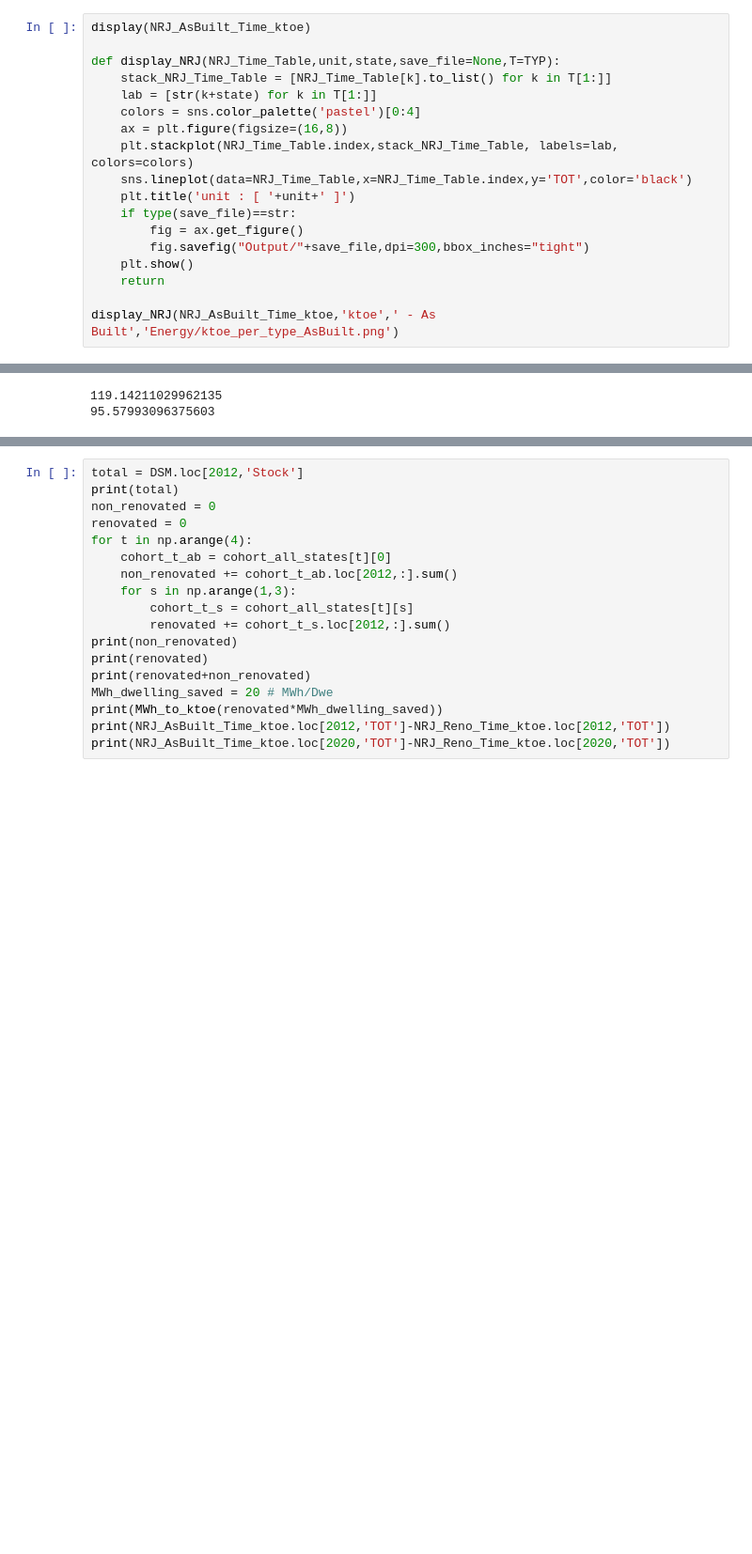
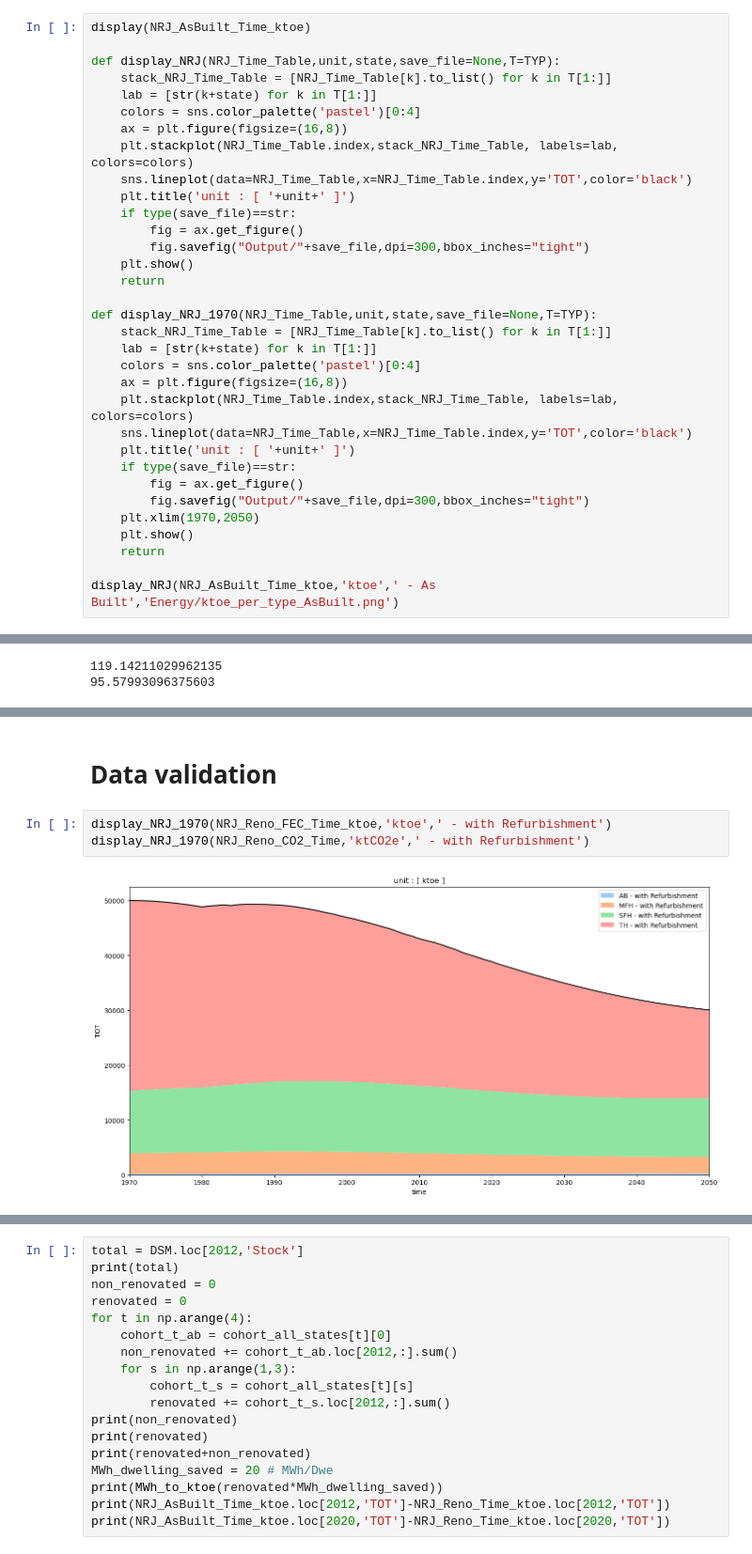
Before and after one commit to tiffanyth/MFA-dwelling, a Jupyter notebook: 3-energy-final-cons.ipynb, the cells around one changed output, grey strips where cells are left out. Shown at 94% size. Cells and saved outputs as stored; diff of their text form; blank space fills up the shorter version.

```diff
--- a/3-energy-final-cons.ipynb
+++ b/3-energy-final-cons.ipynb
@@ -913,6 +913,21 @@ def display_NRJ(NRJ_Time_Table,unit,state,save_file=None,T=TYP):
     plt.show()
     return
 
+def display_NRJ_1970(NRJ_Time_Table,unit,state,save_file=None,T=TYP):
+    stack_NRJ_Time_Table = [NRJ_Time_Table[k].to_list() for k in T[1:]]
+    lab = [str(k+state) for k in T[1:]]
+    colors = sns.color_palette('pastel')[0:4]
+    ax = plt.figure(figsize=(16,8))
+    plt.stackplot(NRJ_Time_Table.index,stack_NRJ_Time_Table, labels=lab, colors=colors)
+    sns.lineplot(data=NRJ_Time_Table,x=NRJ_Time_Table.index,y='TOT',color='black')
+    plt.title('unit : [ '+unit+' ]')
+    if type(save_file)==str:
+        fig = ax.get_figure()
+        fig.savefig("Output/"+save_file,dpi=300,bbox_inches="tight")
+    plt.xlim(1970,2050)
+    plt.show()
+    return
+
 display_NRJ(NRJ_AsBuilt_Time_ktoe,'ktoe',' - As Built','Energy/ktoe_per_type_AsBuilt.png')
 # %% [output]
 |  | TOT | AB | MFH | SFH | TH |
@@ -2278,3 +2293,10 @@ display(synthesis_2012)
 | Energy Demand Renovated (ktoe) | 39141.903594 | 239.557603 | 3372.271633 | 11247.135212 | 24282.939146 |
 | Final Energy Consumption Renovate... | 42399.161075 | 259.492781 | 3652.900729 | 12183.083951 | 26303.683615 |
 | CO2 emissions Renovated (tCO2) | 95579.930964 | 584.971528 | 8234.69122 | 27464.183098 | 59296.085117 |
+# %% [markdown]
+# Data validation
+# %%
+display_NRJ_1970(NRJ_Reno_FEC_Time_ktoe,'ktoe',' - with Refurbishment')
+display_NRJ_1970(NRJ_Reno_CO2_Time,'ktCO2e',' - with Refurbishment')
+# %% [output]
+[figure, added]
```
Also changed, not shown: parts of 3 cells of this notebook.
